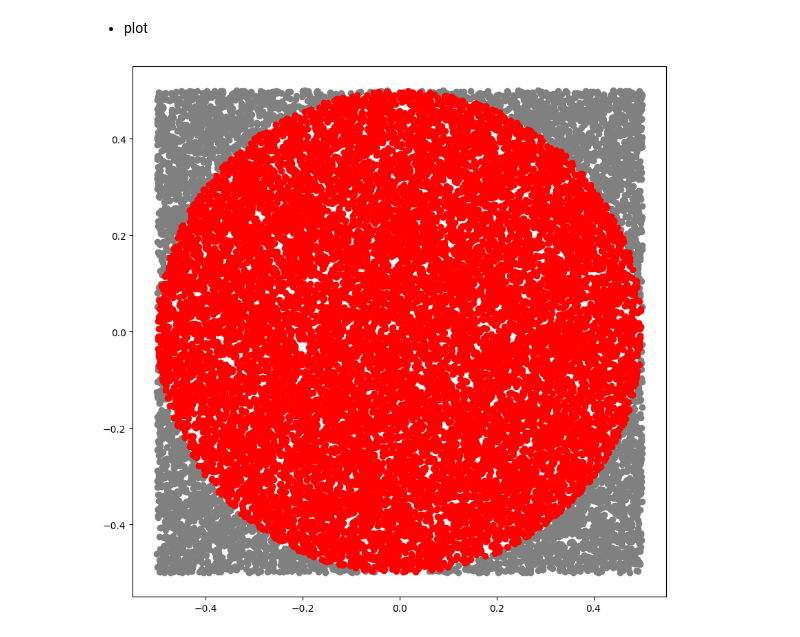
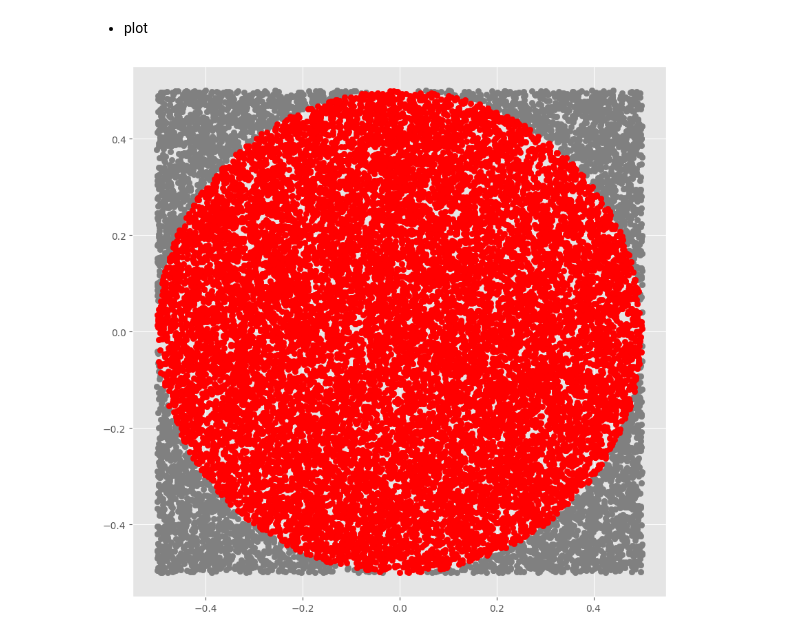
Before and after one commit to anbit192/coding-adventure, a Jupyter notebook: statistcal/test1.ipynb, the cells around one changed output. Drawn from its saved outputs; the diff is of its cells as text; code cells hidden in the pictures.

```diff
--- a/statistcal/test1.ipynb
+++ b/statistcal/test1.ipynb
@@ -308,11 +308,12 @@ est_pi
 # %%
 x_in, y_in = inners.T
 x_out, y_out = outers.T
 
+plt.style.use("ggplot")
 plt.figure(figsize=(10, 10))
 plt.scatter(x_out, y_out, color="gray")
 plt.scatter(x_in, y_in, color="red")
 
 plt.show()
 # %% [output]
-[figure, old version]
+[figure, new version]
```
Also changed, not shown: parts of 12 cells of this notebook, 1 other file.
